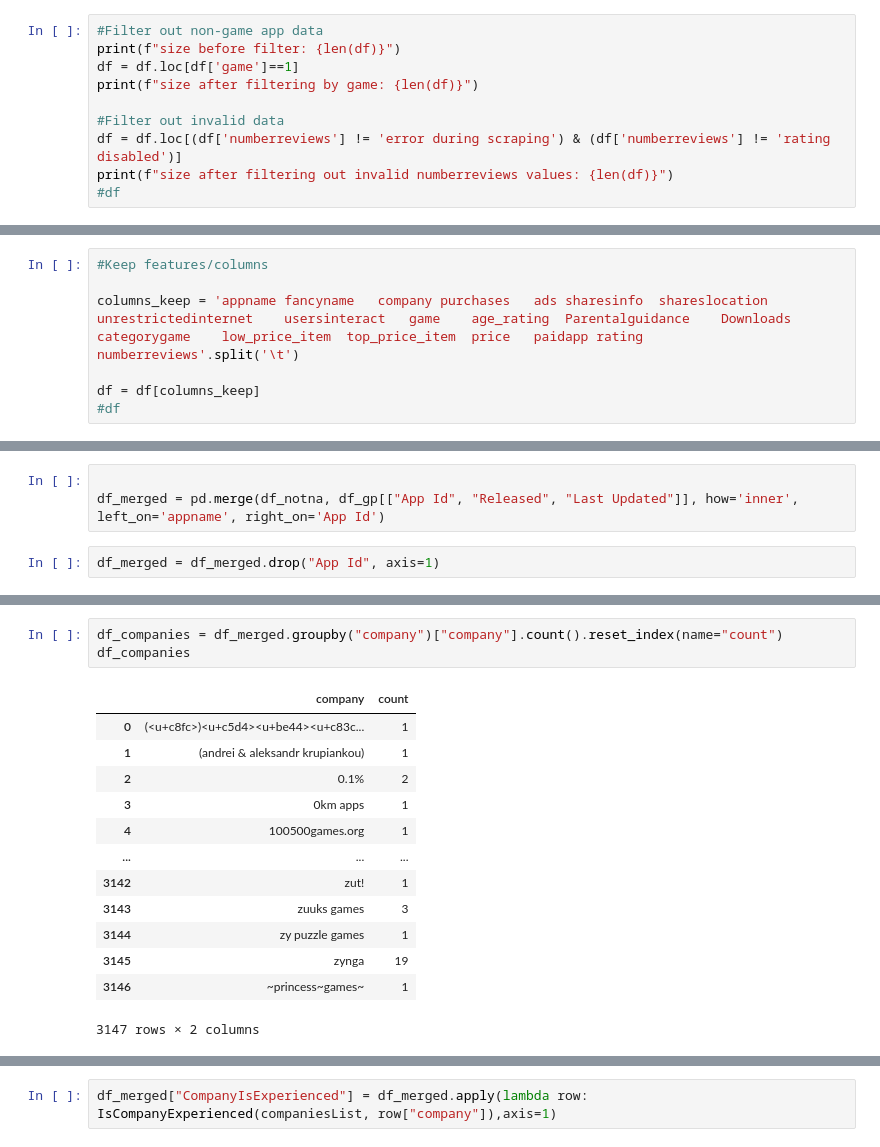
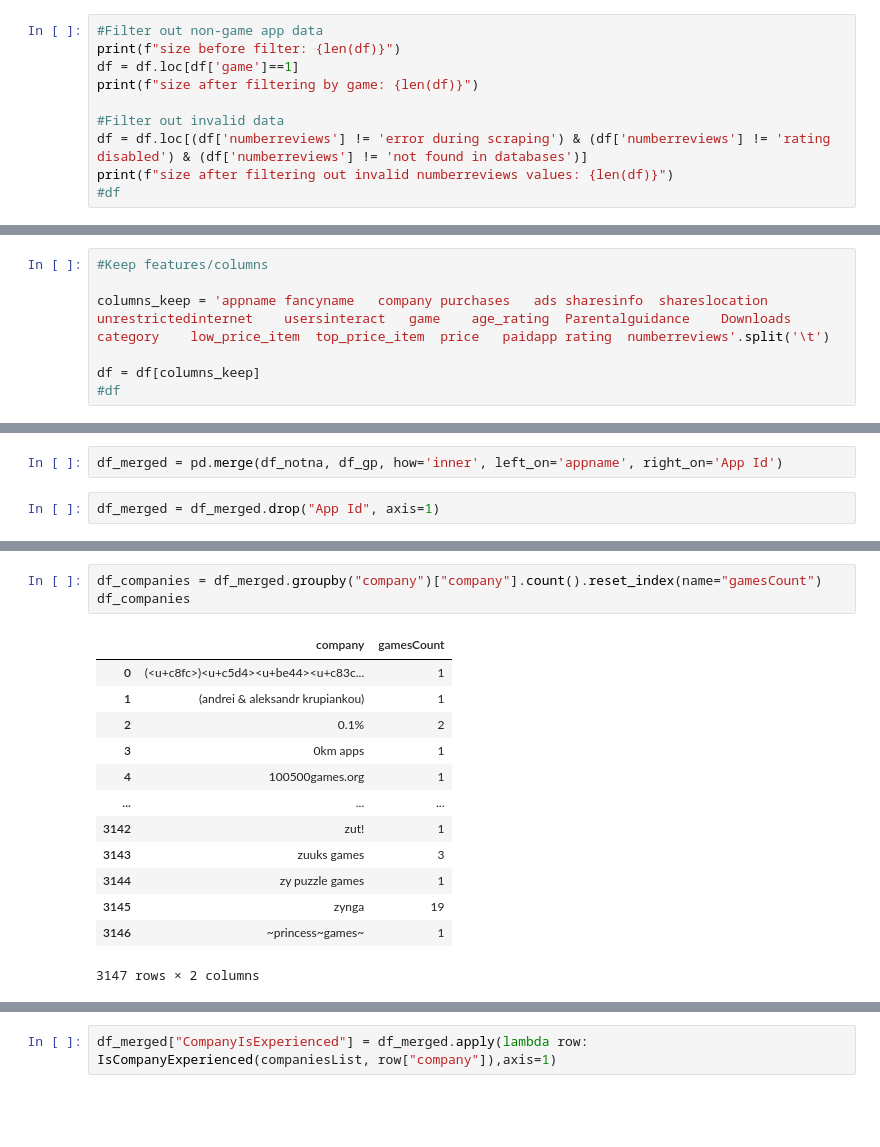
Before and after one commit to UTOR-VIRT-DATA-PT-10-2020-U-B-TEAM-6-FP/Final-Project, a Jupyter notebook: Preprocessing.ipynb, the cells around one changed output, grey strips where cells are left out. Cells and saved outputs as stored; diff of their text form; blank space fills up the shorter version.

Commit message:
merged development 2.0 into Master

```diff
--- a/Preprocessing.ipynb
+++ b/Preprocessing.ipynb
@@ -16,7 +43,7 @@ df = df.loc[df['game']==1]
 print(f"size after filtering by game: {len(df)}")
 
 #Filter out invalid data
-df = df.loc[(df['numberreviews'] != 'error during scraping') & (df['numberreviews'] != 'rating disabled')]
+df = df.loc[(df['numberreviews'] != 'error during scraping') & (df['numberreviews'] != 'rating disabled') & (df['numberreviews'] != 'not found in databases')]
 print(f"size after filtering out invalid numberreviews values: {len(df)}")
 #df
 # %% [output]
@@ -26,7 +53,7 @@ size after filtering out invalid numberreviews values: 10621
 # %%
 #Keep features/columns
 
-columns_keep = 'appname	fancyname	company	purchases	ads	sharesinfo	shareslocation	unrestrictedinternet	usersinteract	game	age_rating	Parentalguidance	Downloads	categorygame	low_price_item	top_price_item	price	paidapp	rating	numberreviews'.split('\t')
+columns_keep = 'appname	fancyname	company	purchases	ads	sharesinfo	shareslocation	unrestrictedinternet	usersinteract	game	age_rating	Parentalguidance	Downloads	category	low_price_item	top_price_item	price	paidapp	rating	numberreviews'.split('\t')
 
 df = df[columns_keep]
 #df
@@ -204,8 +230,7 @@ df_gp
 | 1118135 | Rajput India | com.varbin.rajputindia | Social | 4.6 | 81.0 | 10,000+ | 10000.0 | 18892 | ... |
 1118136 rows × 23 columns
 # %%
-
-df_merged = pd.merge(df_notna, df_gp[["App Id", "Released", "Last Updated"]], how='inner', left_on='appname', right_on='App Id')
+df_merged = pd.merge(df_notna, df_gp, how='inner', left_on='appname', right_on='App Id')
 # %%
 df_merged = df_merged.drop("App Id", axis=1)
 # %%
@@ -227,8 +252,8 @@ df_merged
 # %%
-df_companies = df_merged.groupby("company")["company"].count().reset_index(name="count")
+df_companies = df_merged.groupby("company")["company"].count().reset_index(name="gamesCount")
 df_companies
 # %% [output]
-|  | company | count |
+|  | company | gamesCount |
 | 0 | (<u+c8fc>)<u+c5d4><u+be44><u+c83c... | 1 |
 | 1 | (andrei & aleksandr krupiankou) | 1 |
 | 2 | 0.1% | 2 |
```
Also changed, not shown: parts of 38 cells of this notebook, 13 other files.
